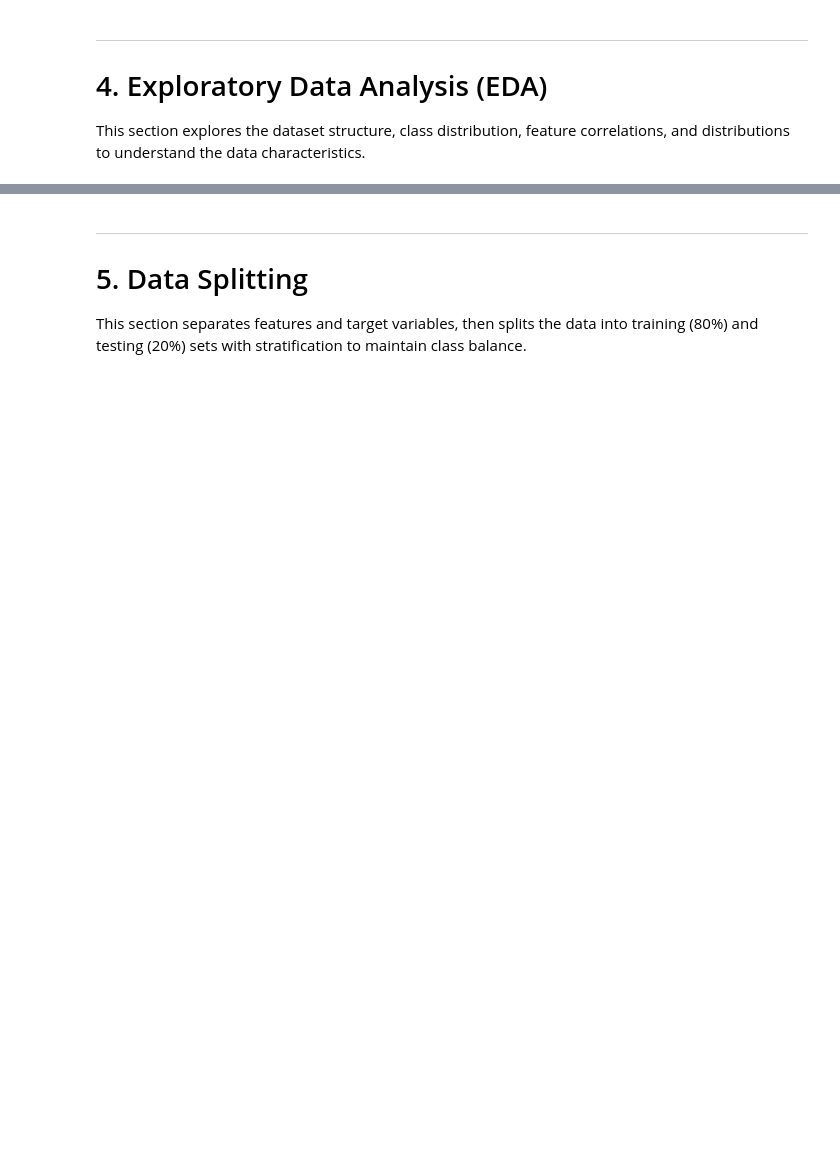
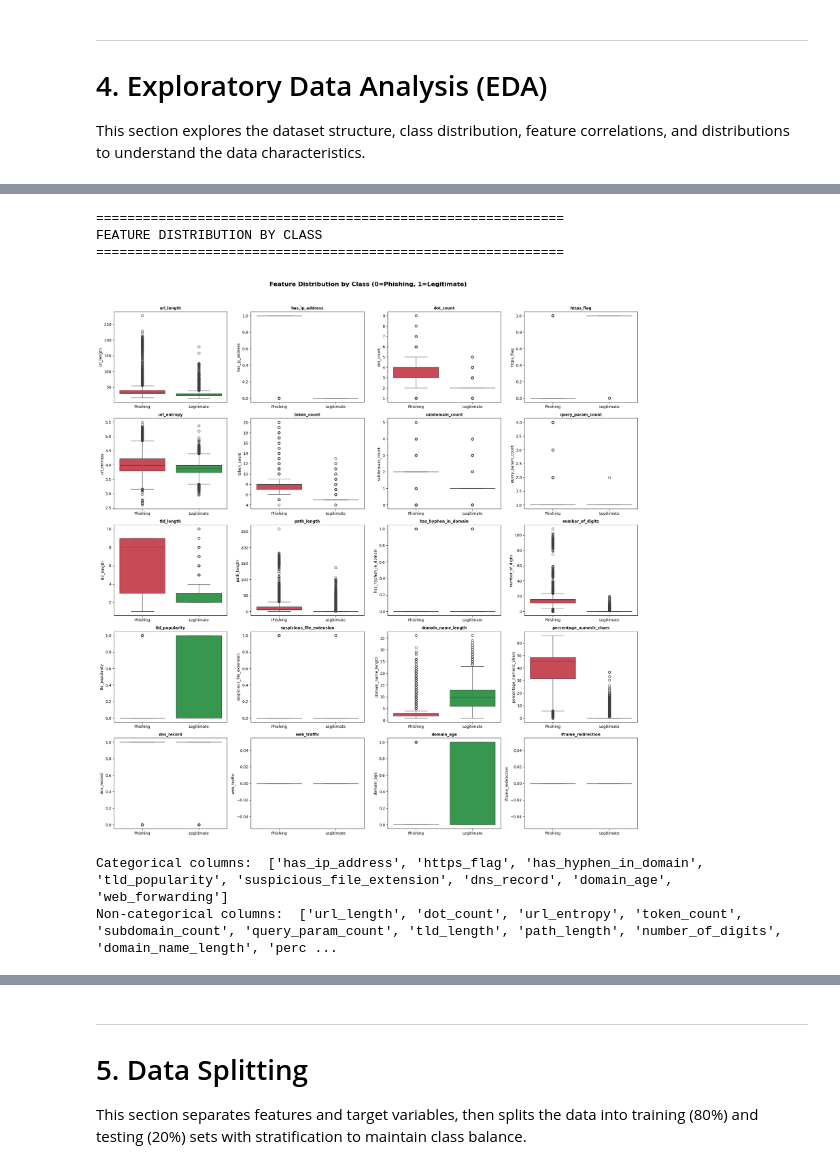
Before and after one commit to WJUNN123/Malicious-URL-Detection-Using-Machine-Learning, a Jupyter notebook: Malicious_URL_Detection_ML.ipynb, the cells around one changed output, grey strips where cells are left out. Drawn from its saved outputs; the diff is of its cells as text; code cells hidden in the pictures; blank space fills up the shorter version.

```diff
--- a/Malicious_URL_Detection_ML.ipynb
+++ b/Malicious_URL_Detection_ML.ipynb
@@ -309,0 +422,3 @@ df_extract.head()
+# %%
+df_extract = df_extract[(df_extract['url'] != 'Offline') & (df_extract['subdomain_count'] != -1)]
+df_extract.describe()
@@ -365,0 +530,63 @@ df_extract.describe().T
+# %%
+# Feature Distribution by Class (All Features)
+print("="*60)
+print("FEATURE DISTRIBUTION BY CLASS")
+print("="*60)
+
+numeric_df = df_extract.select_dtypes(include=[np.number])
+feature_cols = [col for col in numeric_df.columns if col not in ['classlabel']]
+
+fig, axes = plt.subplots(nrows=5, ncols=4, figsize=(20, 20))
+axes = axes.flatten()
+
+for idx, col in enumerate(feature_cols[:20]):
+    sns.boxplot(x='classlabel', y=col, data=df_extract, ax=axes[idx], palette=['#dc3545', '#28a745'])
+    axes[idx].set_title(f'{col}', fontsize=10, fontweight='bold')
+    axes[idx].set_xlabel('')
+    axes[idx].set_xticklabels(['Phishing', 'Legitimate'])
+
+for idx in range(len(feature_cols[:20]), len(axes)):
+    axes[idx].set_visible(False)
+
+plt.suptitle('Feature Distribution by Class (0=Phishing, 1=Legitimate)', fontsize=16, fontweight='bold', y=1.02)
+plt.tight_layout()
+plt.show()
+# %% [output]
+============================================================
+FEATURE DISTRIBUTION BY CLASS
+============================================================
+[figure, added]
+# %%
+# Initialize an empty list to store boolean values indicating if each column is categorical
+is_categorical = []
+
+# Initialize empty lists to store the names of categorical and non-categorical columns
+categorical_columns = []
+non_categorical_columns = []
+
+exclude_cols = ['url', 'classlabel']
+
+for col in df_extract.columns:
+  if col not in exclude_cols:
+    # Checking if the column has only two unique values, implying it's categorical
+    if df_extract[col].nunique() == 2:
+        # Getting the unique values of the current column
+        unique_values = df_extract[col].unique()
+        # Printing the column name and its unique values
+        is_categorical.append(True) # Appending True to indicate the column is categorical
+        categorical_columns.append(col)
+    else:
+        # If the column has more than two unique values, it's non-categorical
+        is_categorical.append(False) # Appending False to indicate the column is not categorical
+        non_categorical_columns.append(col)
+
+# print(is_categorical)
+
+# Display the list of categorical columns
+print("Categorical columns: ", categorical_columns)
+
+# Display the list of non-categorical columns
+print("Non-categorical columns: ", non_categorical_columns)
+# %% [output]
+Categorical columns:  ['has_ip_address', 'https_flag', 'has_hyphen_in_domain', 'tld_popularity', 'suspicious_file_extension', 'dns_record', 'domain_age', 'web_forwarding']
+Non-categorical columns:  ['url_length', 'dot_count', 'url_entropy', 'token_count', 'subdomain_count', 'query_param_count', 'tld_length', 'path_length', 'number_of_digits', 'domain_name_length', 'perc ...
```
Also changed, not shown: parts of 40 cells of this notebook.
